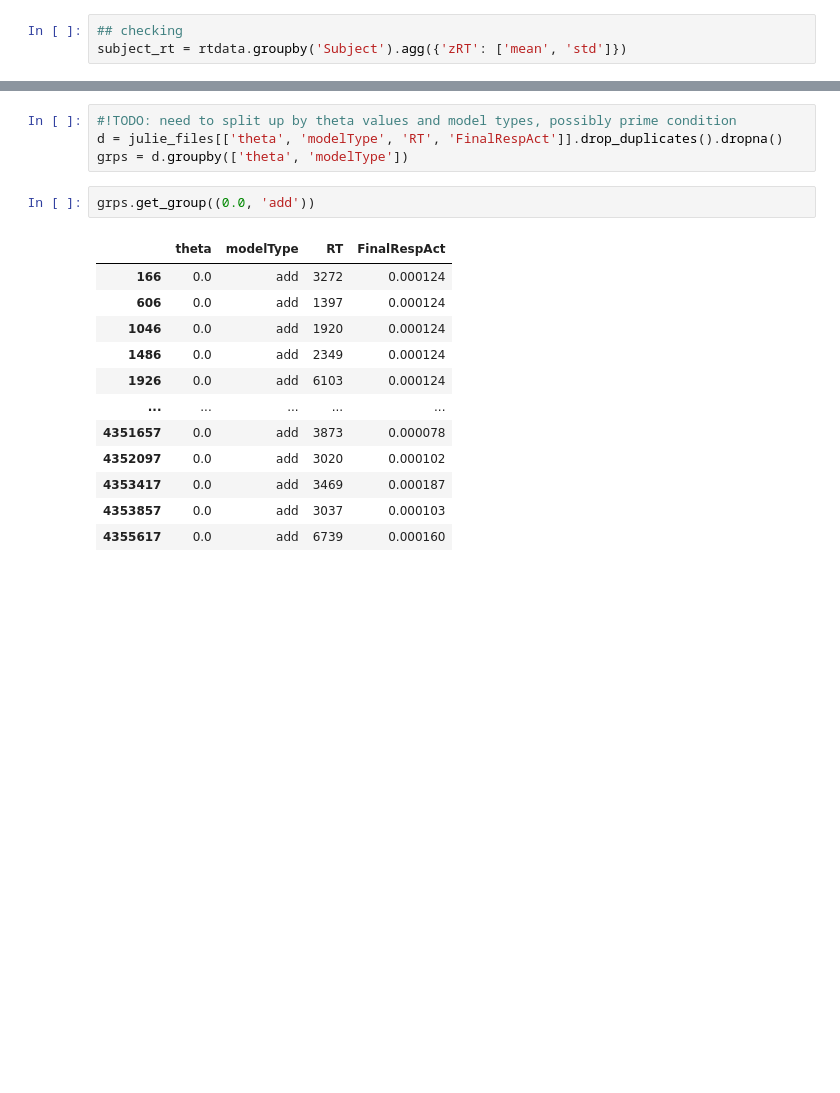
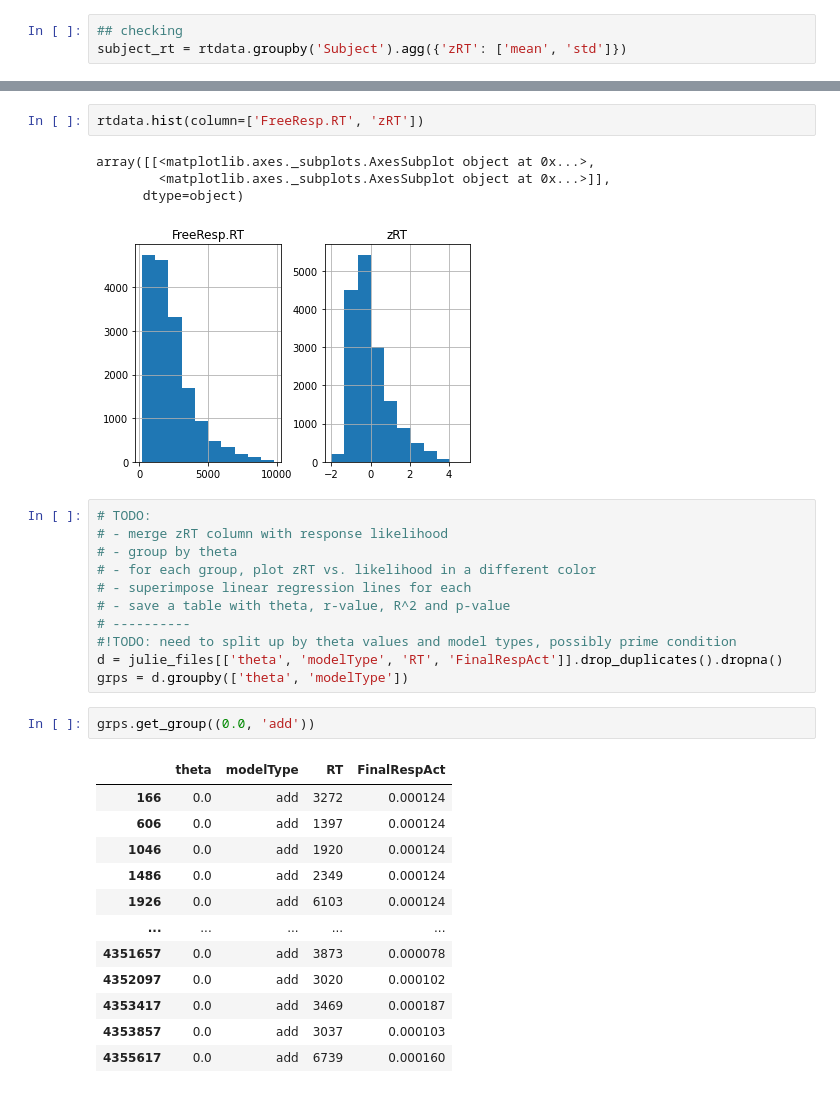
Before and after one commit to abhilasha-kumar/modeling-lexical-retrieval, a Jupyter notebook: LexicalRetrieval.ipynb, the cells around one changed output, grey strips where cells are left out. Drawn from its saved outputs; the diff is of its cells as text; blank space fills up the shorter version.

```diff
--- a/LexicalRetrieval.ipynb
+++ b/LexicalRetrieval.ipynb
@@ -1365,4 +1471,18 @@ subject_rt
+# %%
+rtdata.hist(column=['FreeResp.RT', 'zRT'])
+# %% [output]
+array([[<matplotlib.axes._subplots.AxesSubplot object at 0x...>,
+        <matplotlib.axes._subplots.AxesSubplot object at 0x...>]],
+      dtype=object)
+[figure, added]
 # %%
+# TODO:
+# - merge zRT column with response likelihood
+# - group by theta
+# - for each group, plot zRT vs. likelihood in a different color
+# - superimpose linear regression lines for each
+# - save a table with theta, r-value, R^2 and p-value
+# ----------
 #!TODO: need to split up by theta values and model types, possibly prime condition
 d = julie_files[['theta', 'modelType', 'RT', 'FinalRespAct']].drop_duplicates().dropna()
 grps = d.groupby(['theta', 'modelType'])
```
Also changed, not shown: parts of 22 cells of this notebook.
